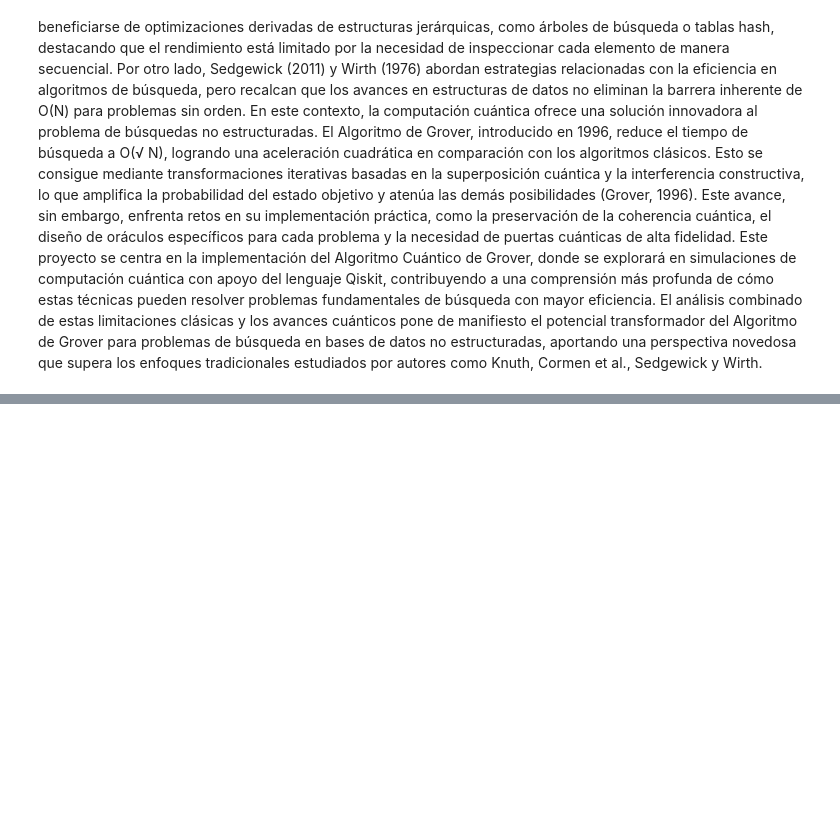
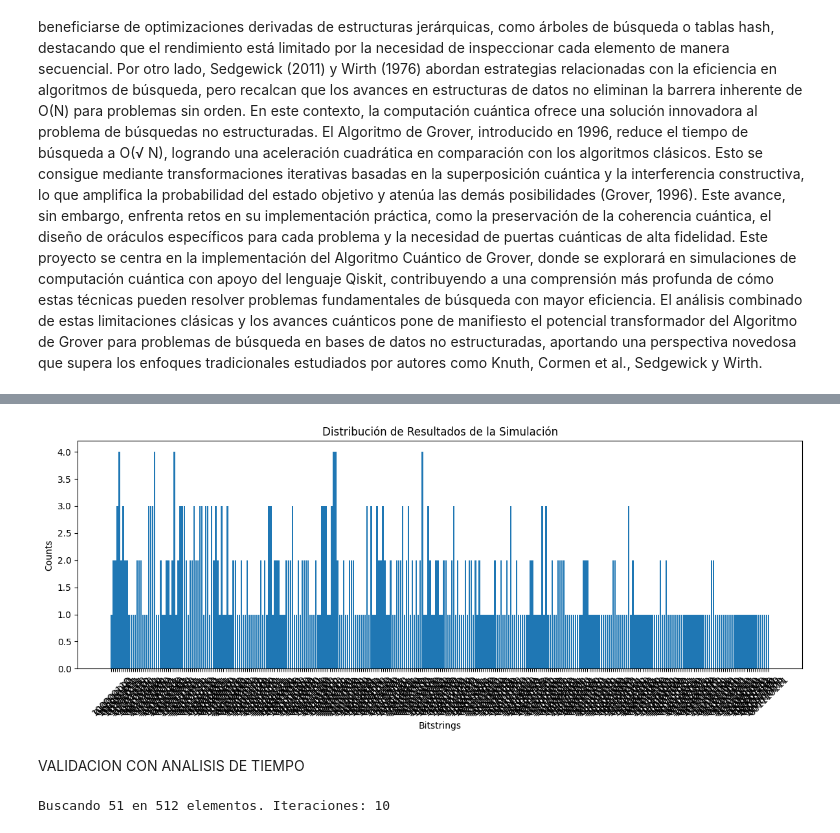
Before and after one commit to Stivenalp/Algoritmo-de-grover, a Jupyter notebook: grover_busqueda_1millon.ipynb, the cells around one changed output, grey strips where cells are left out. Saved outputs shown, nothing was run; the diff lists cells and outputs as text; code cells hidden in the pictures; blank space fills up the shorter version.

```diff
--- a/grover_busqueda_1millon.ipynb
+++ b/grover_busqueda_1millon.ipynb
@@ -483,0 +1362,36 @@ Top 5 resultados:
+# %%
+plt.figure(figsize=(12, 5))
+plt.bar(counts.keys(), counts.values())
+plt.xlabel('Bitstrings')
+plt.ylabel('Counts')
+plt.title('Distribución de Resultados de la Simulación')
+plt.xticks(rotation=45)
+plt.tight_layout()
+plt.show()
+
+# Opcional: Histograma Qiskit (mejor para pocos estados)
+plot_histogram(counts, title=f'Grover n={n}, target={target_number}')
+plt.show()
+# %% [output]
+[figure, added]
+# %% [markdown]
+VALIDACION CON ANALISIS DE TIEMPO
+# %%
+# --- PARÁMETROS PRINCIPALES ---
+n = 9
+N = 2**n
+target_number = 51  # Para verificación (oculto en f(x))
+def f(x):
+    return x == target_number
+
+shots = 512  # Reducido para hardware (ruido)
+use_cloud = True  # <-- CAMBIO: Activa nube
+use_direct_aer = False  # <-- CAMBIO: Usa SamplerV2 para runtime
+backend_name = "ibm_brisbane"  # <-- CAMBIO: Backend real
+
+# --- ITERACIONES (reduce para ruido) ---
+iterations = 10  # <-- CAMBIO: 3-5 iter para ~25-50% prob (óptimo 17 para sim solo)
+hardware_iterations = iterations  # Sin min(20), usa directo
+print(f"Buscando {target_number} en {N} elementos. Iteraciones: {hardware_iterations}")
+# %% [output]
+Buscando 51 en 512 elementos. Iteraciones: 10
```
Also changed, not shown: parts of 44 cells of this notebook.
